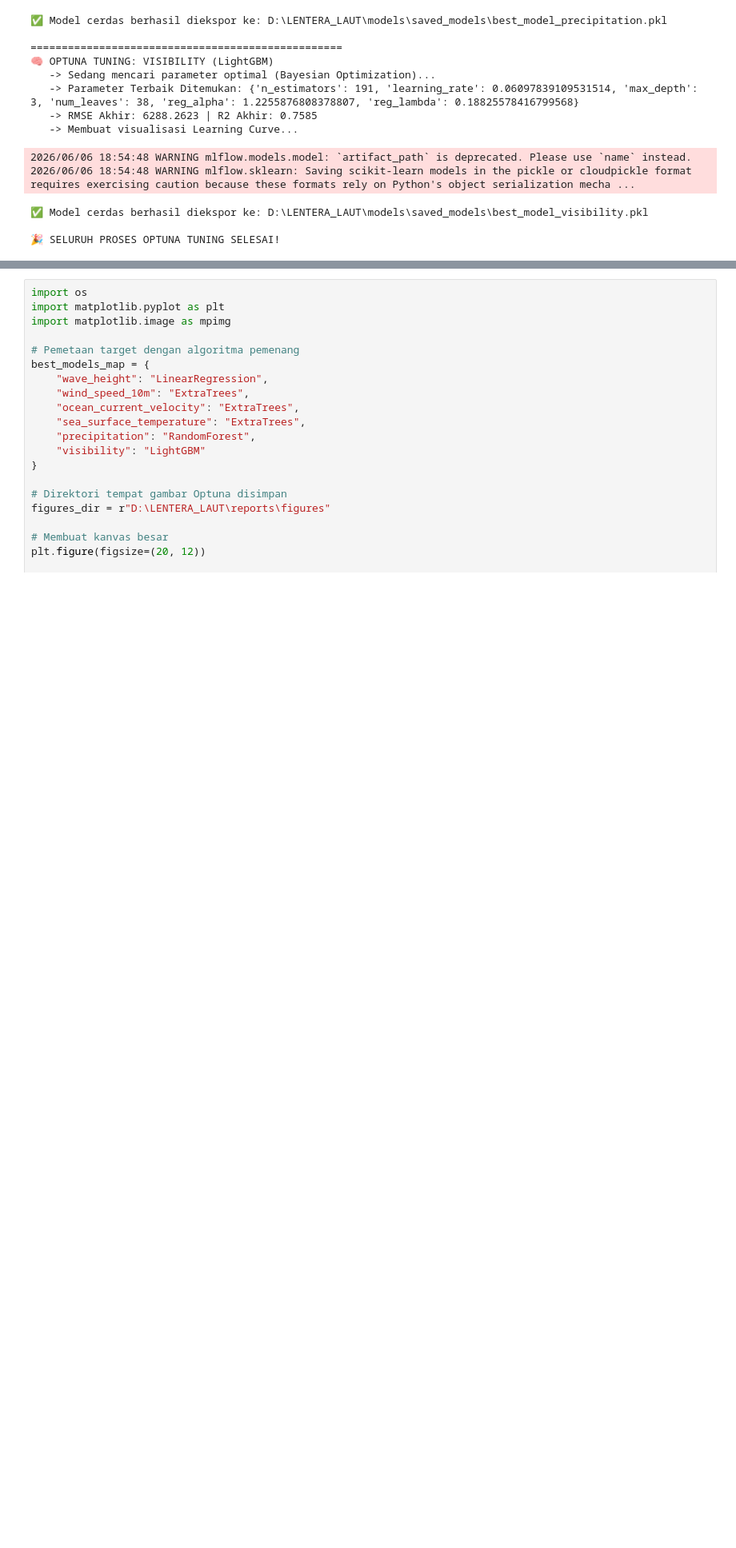
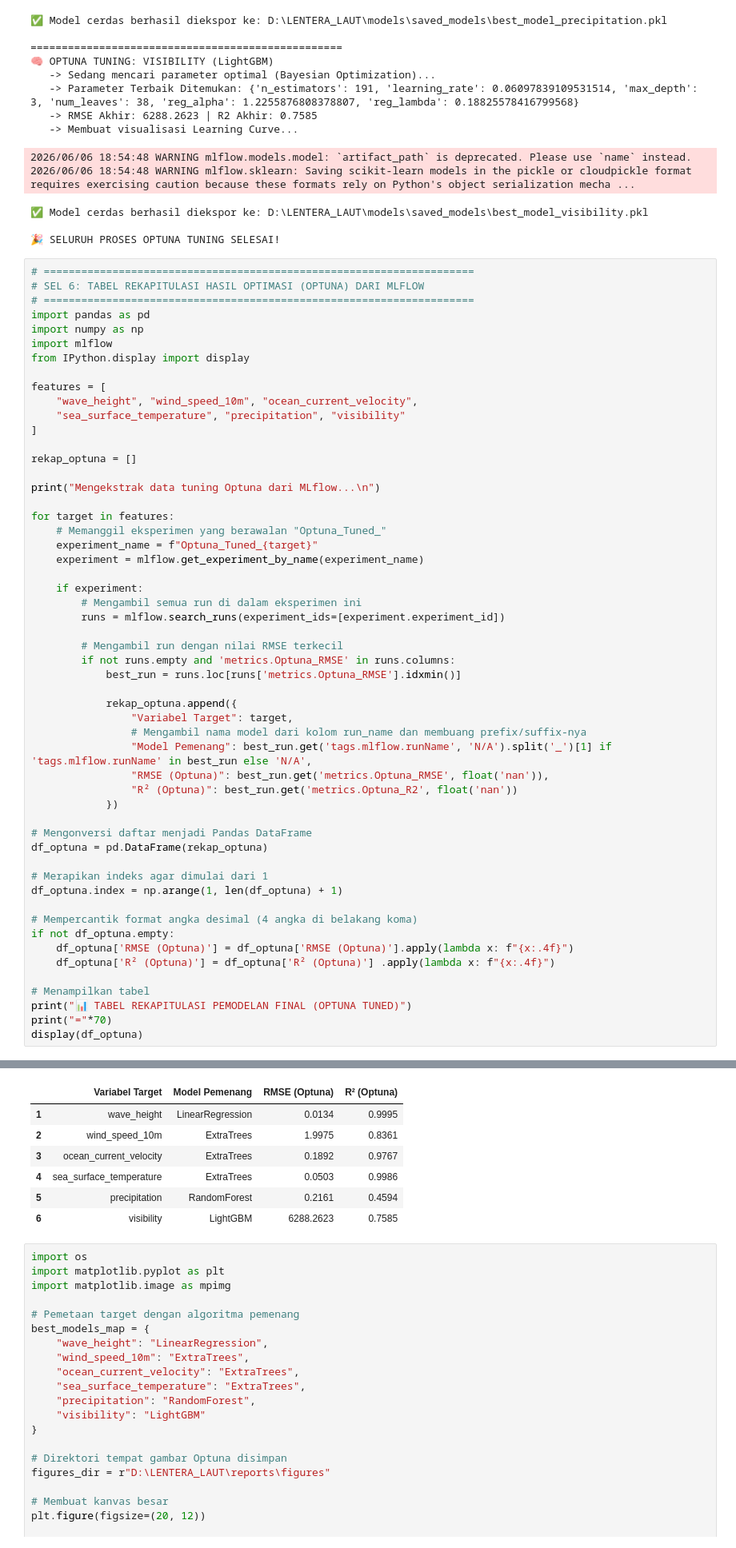
Before and after one commit to NADIA14MUDLIKAH/LENTERA-LAUT-PBL, a Jupyter notebook: src/modeling/tuning.ipynb, the cells around one changed output, grey strips where cells are left out. Shown at 80% size. Cells and saved outputs as stored; diff of their text form; blank space fills up the shorter version.

```diff
--- a/src/modeling/tuning.ipynb
+++ b/src/modeling/tuning.ipynb
@@ -369,3 +369,58 @@ mlflow.exceptions.MissingConfigException: Yaml file 'D:\LENTERA_LAUT\mlruns\8063
 ✅ Model cerdas berhasil diekspor ke: D:\LENTERA_LAUT\models\saved_models\best_model_visibility.pkl
 
 🎉 SELURUH PROSES OPTUNA TUNING SELESAI!
+# %%
+# =====================================================================
+# SEL 6: TABEL REKAPITULASI HASIL OPTIMASI (OPTUNA) DARI MLFLOW
+# =====================================================================
+import pandas as pd
+import numpy as np
+import mlflow
+from IPython.display import display
+
+features = [
+    "wave_height", "wind_speed_10m", "ocean_current_velocity",
+    "sea_surface_temperature", "precipitation", "visibility"
+]
+
+rekap_optuna = []
+
+print("Mengekstrak data tuning Optuna dari MLflow...\n")
+
+for target in features:
+    # Memanggil eksperimen yang berawalan "Optuna_Tuned_"
+    experiment_name = f"Optuna_Tuned_{target}"
+    experiment = mlflow.get_experiment_by_name(experiment_name)
+
+    if experiment:
+        # Mengambil semua run di dalam eksperimen ini
+        runs = mlflow.search_runs(experiment_ids=[experiment.experiment_id])
+
+        # Mengambil run dengan nilai RMSE terkecil
+        if not runs.empty and 'metrics.Optuna_RMSE' in runs.columns:
+            best_run = runs.loc[runs['metrics.Optuna_RMSE'].idxmin()]
+
+            rekap_optuna.append({
+                "Variabel Target": target,
+                # Mengambil nama model dari kolom run_name dan membuang prefix/suffix-nya
+                "Model Pemenang": best_run.get('tags.mlflow.runName', 'N/A').split('_')[1] if 'tags.mlflow.runName' in best_run else 'N/A',
+                "RMSE (Optuna)": best_run.get('metrics.Optuna_RMSE', float('nan')),
+                "R² (Optuna)": best_run.get('metrics.Optuna_R2', float('nan'))
+            })
+
+# Mengonversi daftar menjadi Pandas DataFrame
+df_optuna = pd.DataFrame(rekap_optuna)
+
+# Merapikan indeks agar dimulai dari 1
+df_optuna.index = np.arange(1, len(df_optuna) + 1)
+
+# Mempercantik format angka desimal (4 angka di belakang koma)
+if not df_optuna.empty:
+    df_optuna['RMSE (Optuna)'] = df_optuna['RMSE (Optuna)'].apply(lambda x: f"{x:.4f}")
+    df_optuna['R² (Optuna)'] = df_optuna['R² (Optuna)'] .apply(lambda x: f"{x:.4f}")
+
+# Menampilkan tabel
+print("📊 TABEL REKAPITULASI PEMODELAN FINAL (OPTUNA TUNED)")
+print("="*70)
+display(df_optuna)
+# %% [output]
@@ -372,3 +464,10 @@ mlflow.exceptions.MissingConfigException: Yaml file 'D:\LENTERA_LAUT\mlruns\8063
+|  | Variabel Target | Model Pemenang | RMSE (Optuna) | R² (Optuna) |
+| 1 | wave_height | LinearRegression | 0.0134 | 0.9995 |
+| 2 | wind_speed_10m | ExtraTrees | 1.9975 | 0.8361 |
+| 3 | ocean_current_velocity | ExtraTrees | 0.1892 | 0.9767 |
+| 4 | sea_surface_temperature | ExtraTrees | 0.0503 | 0.9986 |
+| 5 | precipitation | RandomForest | 0.2161 | 0.4594 |
+| 6 | visibility | LightGBM | 6288.2623 | 0.7585 |
 # %%
 import os
 import matplotlib.pyplot as plt
```
Also changed, not shown: parts of 1 cell of this notebook, 2 other files.
